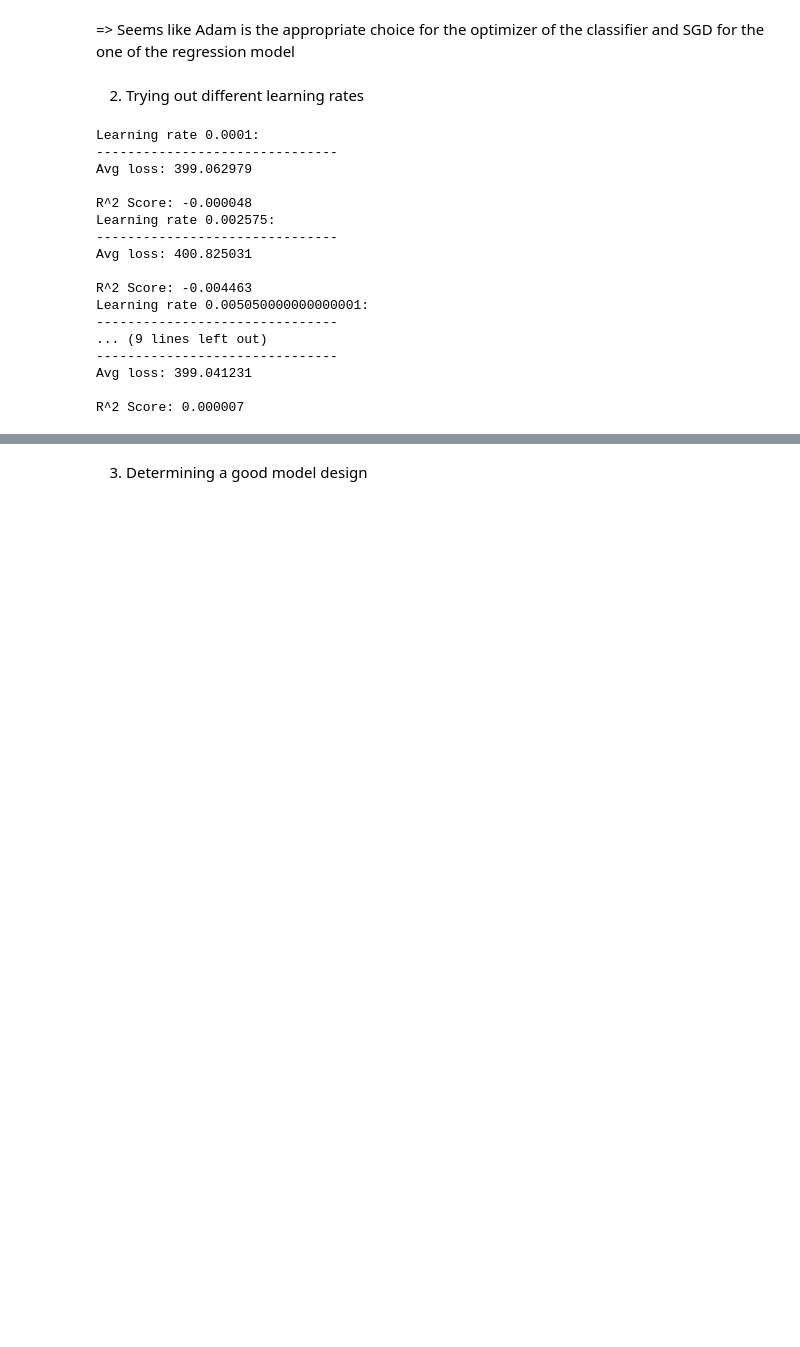
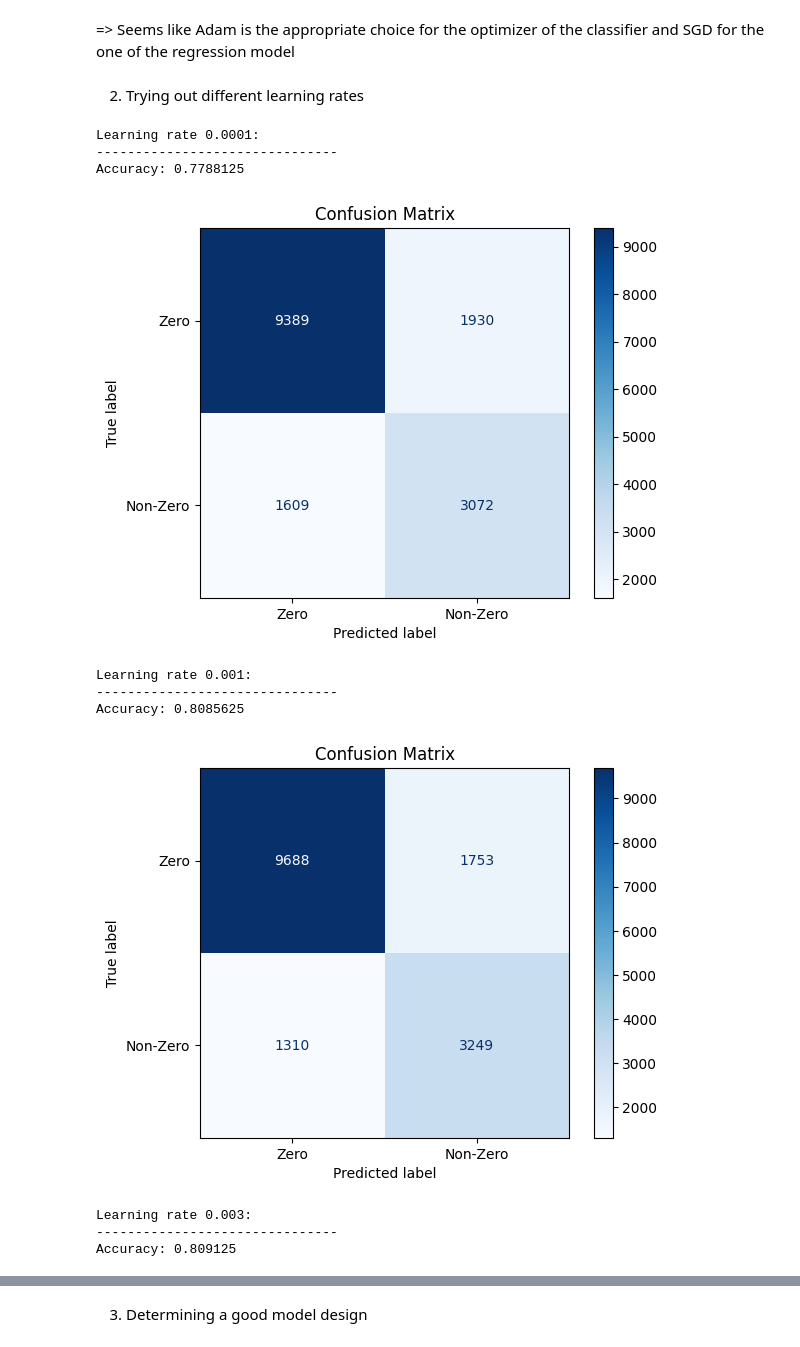
Before and after one commit to Shirkanzilla/predictive-control-switch, a Jupyter notebook: Safety-Gymnasium/train_neural_network.ipynb, the cells around one changed output, grey strips where cells are left out. Saved outputs shown, nothing was run; the diff lists cells and outputs as text; code cells hidden in the pictures; blank space fills up the shorter version.

Commit message:
adapted manual debugging to the split and saved a trained classifier and regression model

```diff
--- a/Safety-Gymnasium/train_neural_network.ipynb
+++ b/Safety-Gymnasium/train_neural_network.ipynb
@@ -188,6 +188,7 @@ class ExpectedCostRegressor(nn.Module):
             nn.Linear(57, 64),
             nn.ReLU(),
             nn.Linear(64,1),
+            nn.ReLU()
         )
 
     def forward(self, x):
@@ -460,30 +460,24 @@ R^2 Score: 0.023374
 # %% [markdown]
 2. Trying out different learning rates
 # %%
-learning_rates = np.linspace(1e-4, 1e-2, 5)
+learning_rates = [1e-4, 1e-3, 3e-3, 1e-2]
+loss_fn = torch.nn.BCELoss()
 for lr in learning_rates:
-    model = ExpectedCostNN().to(device)
-    adam = torch.optim.SGD(model_adam.parameters(), lr=lr)
+    classifier_lr = ExpectedCostClassifier().to(device)
+    adam = torch.optim.Adam(classifier_lr.parameters(), lr=lr)
     for _ in range(10):
-        train(train_loader, model_adam, loss_fn, adam)
+        train(train_loader, classifier_lr, loss_fn, adam)
     print(f"Learning rate {lr}:\n-------------------------------")
-    mse_score = test(validation_loader, model_adam, loss_fn)
-    print(f"R^2 Score: {1-mse_score/np.var(y_validate):>8f}")
+    test(validation_loader, classifier_lr, loss_fn)
 # %% [output]
 Learning rate 0.0001:
 -------------------------------
-Avg loss: 399.062979
-
-R^2 Score: -0.000048
-Learning rate 0.002575:
--------------------------------
-Avg loss: 400.825031
-
-R^2 Score: -0.004463
-Learning rate 0.005050000000000001:
--------------------------------
-... (9 lines left out)
--------------------------------
-Avg loss: 399.041231
-
-R^2 Score: 0.000007
+Accuracy: 0.7788125
+[figure, added]
+Learning rate 0.001:
+-------------------------------
+Accuracy: 0.8085625
+[figure, added]
+Learning rate 0.003:
+-------------------------------
+Accuracy: 0.809125
```
Also changed, not shown: parts of 29 cells of this notebook, 3 other files.
